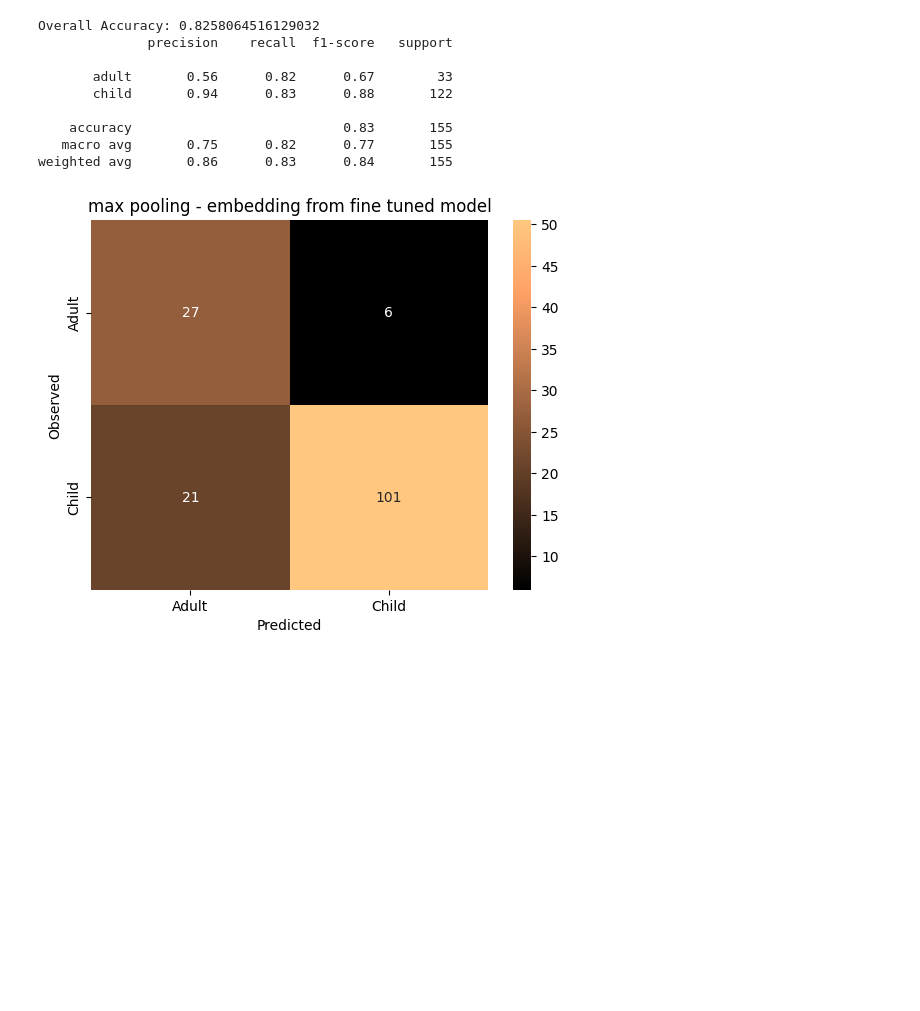
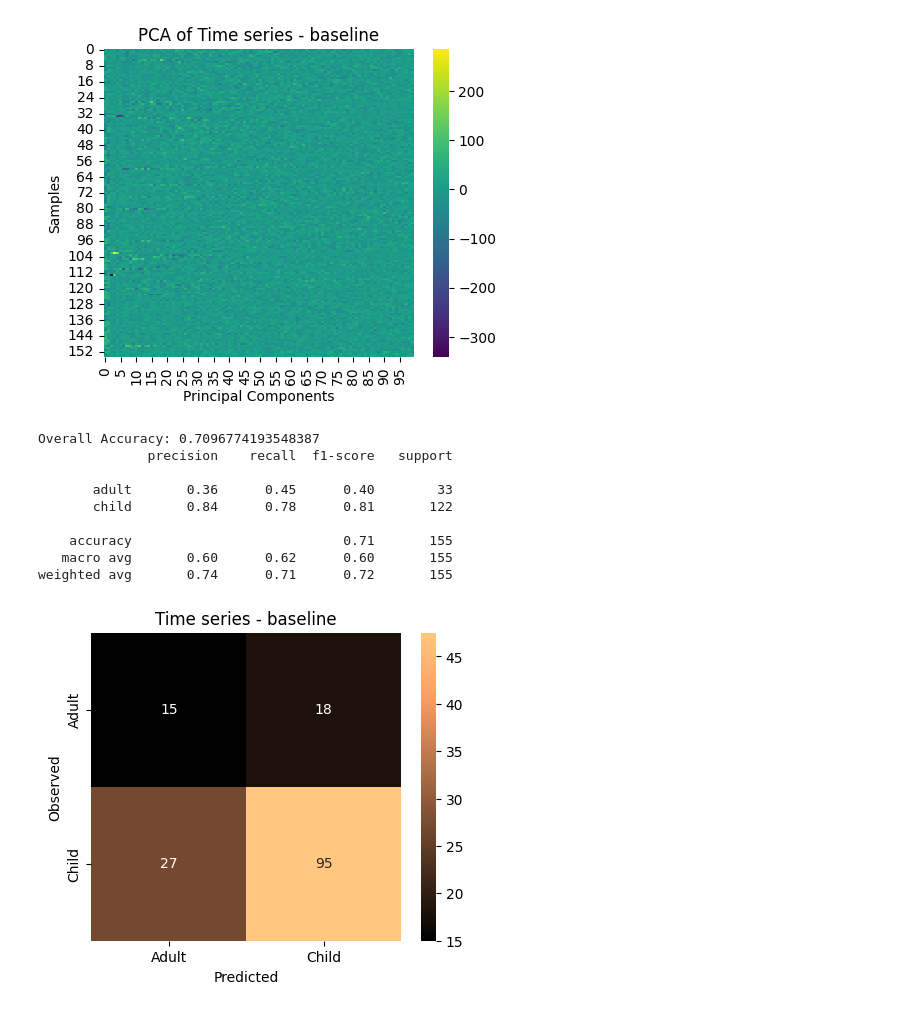
Before and after one commit to htwangtw/hfplayground, a Jupyter notebook: notebooks/inference_finetune_vs_direct.ipynb, the cells around one changed output. Saved outputs shown, nothing was run; the diff lists cells and outputs as text; code cells hidden in the pictures; blank space fills up the shorter version.

```diff
--- a/notebooks/inference_finetune_vs_direct.ipynb
+++ b/notebooks/inference_finetune_vs_direct.ipynb
@@ -26,5 +61,17 @@ from sklearn.model_selection import cross_val_predict, cross_val_score
+# %%
+# load data
+features_direct = load_from_disk("../outputs/development_fmri_gigaconnectome_a424_650M/direct_transfer.arrow")
+features_finetune = load_from_disk("../outputs/development_fmri_gigaconnectome_a424_650M/finetuning_transfer.arrow")
+
+ts_flatten = [np.array(example).reshape(3, 424, 160)[0].T.flatten() for example in features_direct['padded_recording']]
+
+correlation_baseline = ConnectivityMeasure(
+    kind="correlation", vectorize=True, discard_diagonal=True
+)
+ts = [np.array(example).reshape(3, 424, 160)[0].T for example in features_direct['padded_recording']]
+fc_baseline = correlation_baseline.fit_transform(ts)
 # %%
-def pca_svc(C, x, y):
+def pca_svc(C, x, y, title):
     """
     Extract the top 5 principal components and use a SVM to predict categorical
     label, 3 fold CV.
@@ -46,6 +93,8 @@ def pca_svc(C, x, y):
 
     thresh = overall_cm.max() / 2
     cmdf = pd.DataFrame(overall_cm, index = ['Adult','Child'], columns = ['Adult','Child'])
+    plt.figure(figsize=(5, 4))
+    plt.title(title)
     sns.heatmap(cmdf, cmap='copper', annot=cmdf, vmax=thresh, fmt="d")
     plt.xlabel('Predicted')
     plt.ylabel('Observed')
@@ -164,15 +101,31 @@ weighted avg       0.84      0.79      0.81       155
-# %%
-plt.figure()
-plt.title("max pooling - embedding from fine tuned model")
-pca_svc(1, np.array(features_finetune['max_embedding']).squeeze(), np.array(features_finetune['Child_Adult']))
-# %% [output]
-Overall Accuracy: 0.8258064516129032
-              precision    recall  f1-score   support
-
-       adult       0.56      0.82      0.67        33
-       child       0.94      0.83      0.88       122
-
-    accuracy                           0.83       155
-   macro avg       0.75      0.82      0.77       155
-weighted avg       0.86      0.83      0.84       155
-[figure, removed]
+# %%
+def plot_pca(feature, feature_name):
+    """Plot PCA of the given feature."""
+    ss = StandardScaler().fit(feature)
+    feature = ss.transform(feature)
+    pca = PCA(n_components=100)
+    pca.fit(feature)
+    feat_pca = pca.transform(feature)
+    # plot pc as heatmap
+    plt.figure(figsize=(5, 4))
+    sns.heatmap(feat_pca, cmap='viridis', cbar=True)
+    plt.title(f'PCA of {feature_name}')
+    plt.xlabel('Principal Components')
+    plt.ylabel('Samples')
+    plt.show()
+# %%
+plot_pca(ts_flatten, "Time series - baseline")
+
+pca_svc(C=1, x=ts_flatten, y=np.array(features_direct['Child_Adult']), title="Time series - baseline")
+# %% [output]
+[figure, added]
+Overall Accuracy: 0.7096774193548387
+              precision    recall  f1-score   support
+
+       adult       0.36      0.45      0.40        33
+       child       0.84      0.78      0.81       122
+
+    accuracy                           0.71       155
+   macro avg       0.60      0.62      0.60       155
+weighted avg       0.74      0.71      0.72       155
+[figure, added]
```
Also changed, not shown: parts of 24 cells of this notebook, 4 other files.
